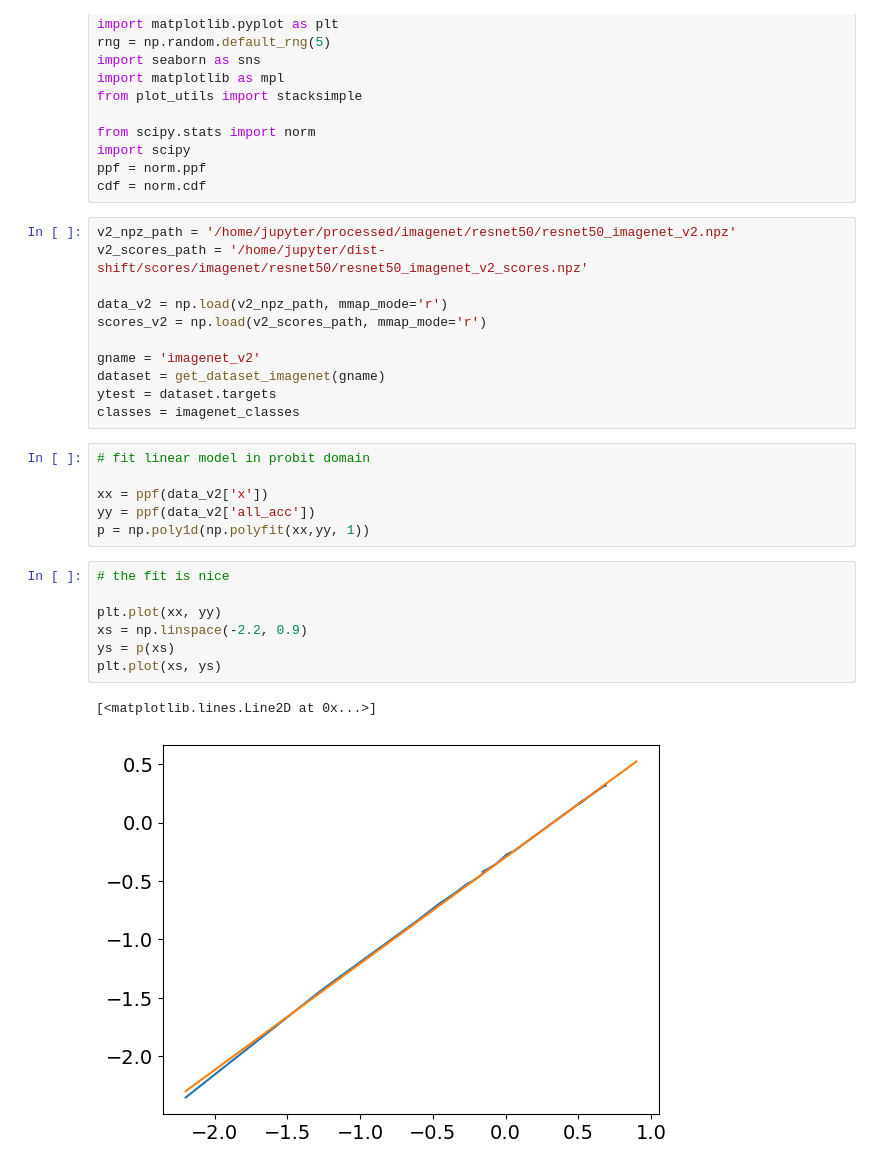
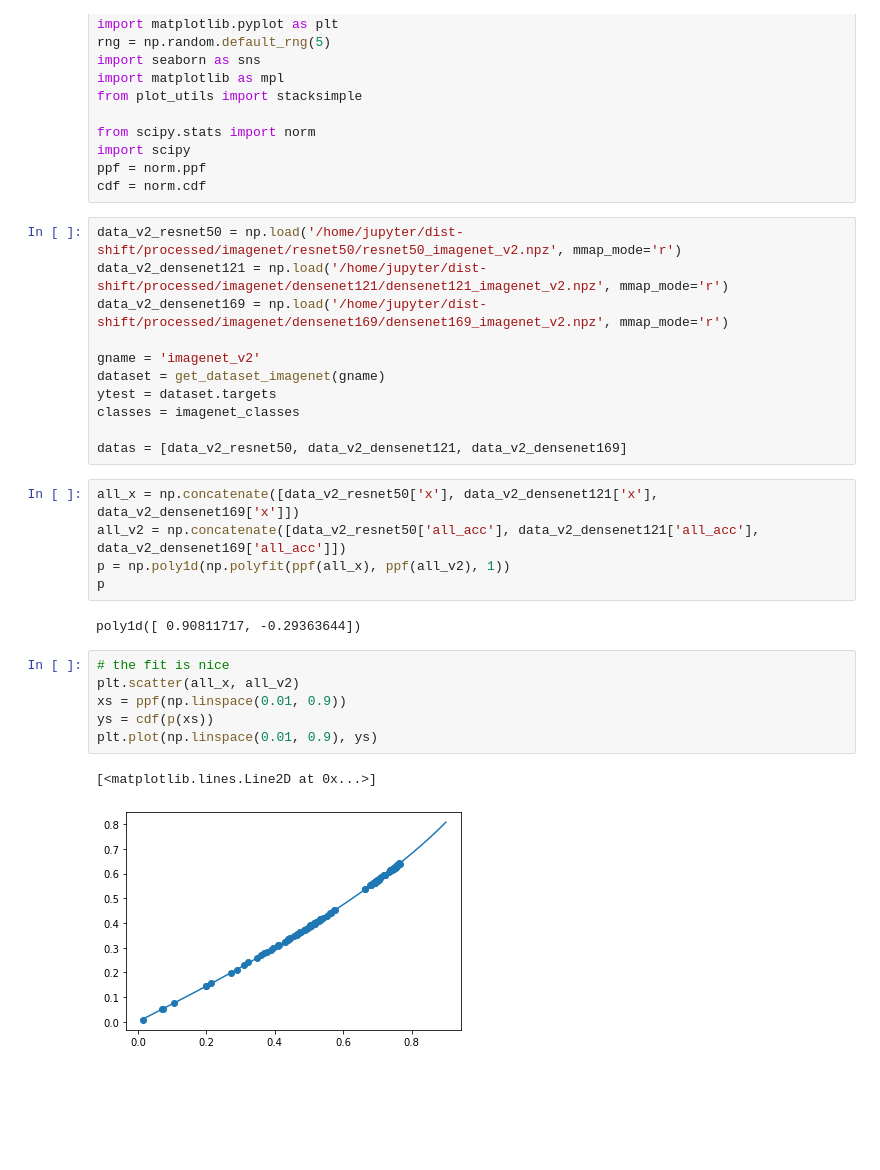
Before and after one commit to nikhil-ghosh-berkeley/dist-shift, a Jupyter notebook: paper_plots/fig1.ipynb, the cells around one changed output. Cells and saved outputs as stored; diff of their text form; blank space fills up the shorter version.

```diff
--- a/paper_plots/fig1.ipynb
+++ b/paper_plots/fig1.ipynb
@@ -20,29 +20,29 @@ import scipy
 ppf = norm.ppf
 cdf = norm.cdf
 # %%
-v2_npz_path = '/home/jupyter/processed/imagenet/resnet50/resnet50_imagenet_v2.npz'
-v2_scores_path = '/home/jupyter/dist-shift/scores/imagenet/resnet50/resnet50_imagenet_v2_scores.npz'
-
-data_v2 = np.load(v2_npz_path, mmap_mode='r')
-scores_v2 = np.load(v2_scores_path, mmap_mode='r')
+data_v2_resnet50 = np.load('/home/jupyter/dist-shift/processed/imagenet/resnet50/resnet50_imagenet_v2.npz', mmap_mode='r')
+data_v2_densenet121 = np.load('/home/jupyter/dist-shift/processed/imagenet/densenet121/densenet121_imagenet_v2.npz', mmap_mode='r')
+data_v2_densenet169 = np.load('/home/jupyter/dist-shift/processed/imagenet/densenet169/densenet169_imagenet_v2.npz', mmap_mode='r')
 
 gname = 'imagenet_v2'
 dataset = get_dataset_imagenet(gname)
 ytest = dataset.targets
 classes = imagenet_classes
+
+datas = [data_v2_resnet50, data_v2_densenet121, data_v2_densenet169]
-# %%
-# fit linear model in probit domain
-
-xx = ppf(data_v2['x'])
-yy = ppf(data_v2['all_acc'])
-p = np.poly1d(np.polyfit(xx,yy, 1))
+# %%
+all_x = np.concatenate([data_v2_resnet50['x'], data_v2_densenet121['x'], data_v2_densenet169['x']])
+all_v2 = np.concatenate([data_v2_resnet50['all_acc'], data_v2_densenet121['all_acc'], data_v2_densenet169['all_acc']])
+p = np.poly1d(np.polyfit(ppf(all_x), ppf(all_v2), 1))
+p
+# %% [output]
+poly1d([ 0.90811717, -0.29363644])
 # %%
 # the fit is nice
-
-plt.plot(xx, yy)
-xs = np.linspace(-2.2, 0.9)
-ys = p(xs)
-plt.plot(xs, ys)
+plt.scatter(all_x, all_v2)
+xs = ppf(np.linspace(0.01, 0.9))
+ys = cdf(p(xs))
+plt.plot(np.linspace(0.01, 0.9), ys)
 # %% [output]
 [<matplotlib.lines.Line2D at 0x...>]
-[figure, old version]
+[figure, new version]
```
Also changed, not shown: parts of 12 cells of this notebook, 6 other files.
